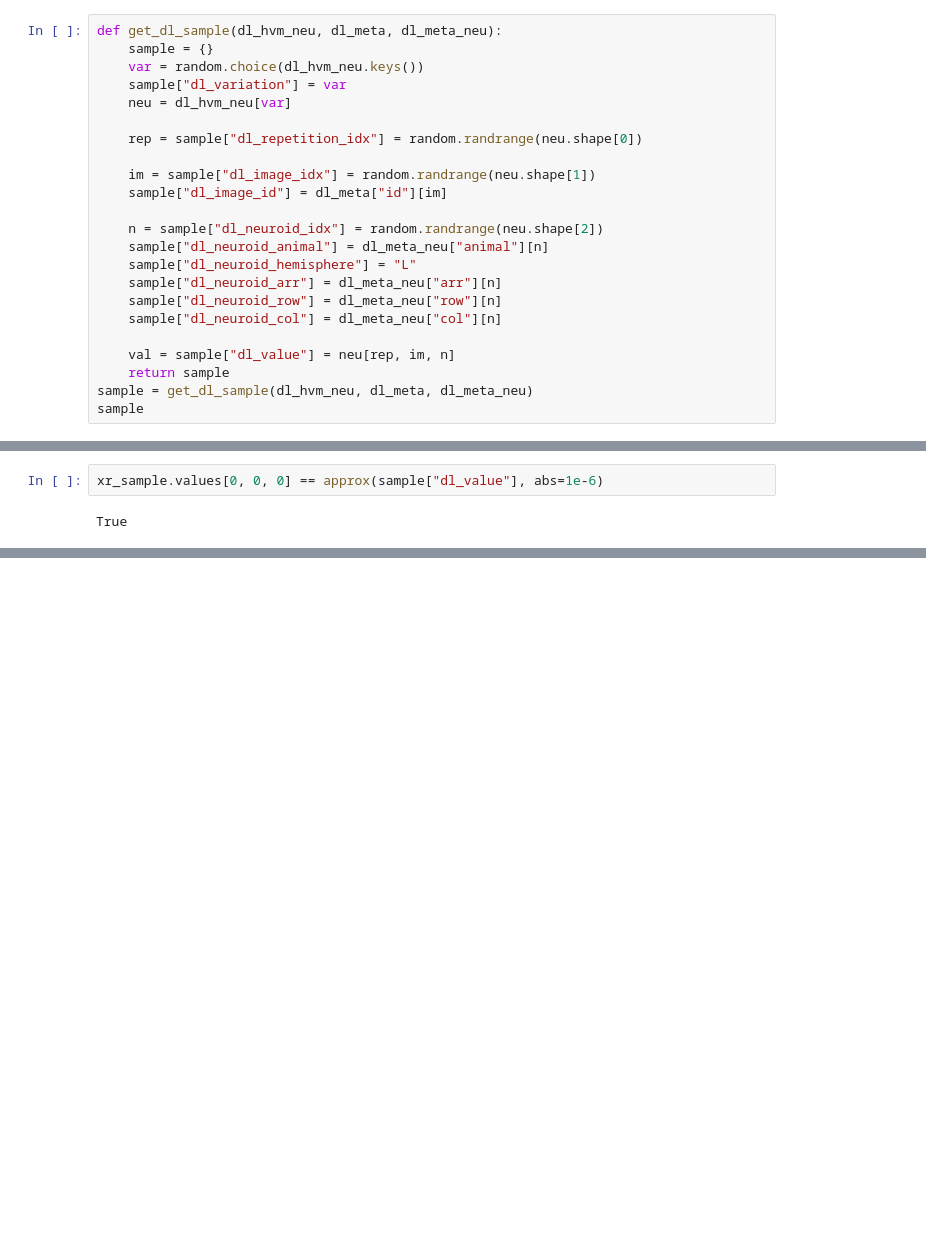
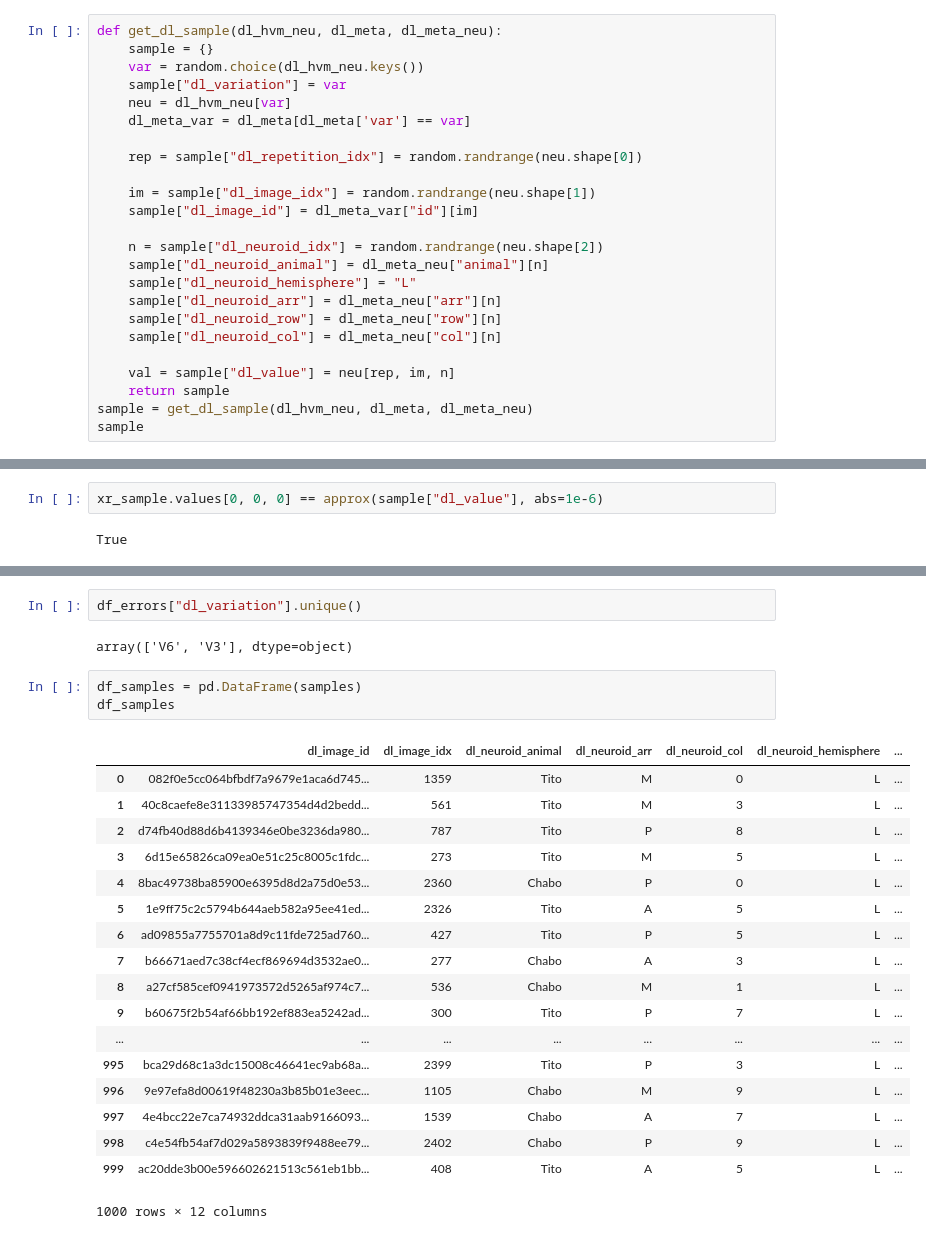
Before and after one commit to brain-score/brainio_contrib, a Jupyter notebook: notebooks/2018-04-25_dldata_mkgu_comparison.ipynb, the cells around one changed output, grey strips where cells are left out. Drawn from its saved outputs; the diff is of its cells as text; blank space fills up the shorter version.

```diff
--- a/notebooks/2018-04-25_dldata_mkgu_comparison.ipynb
+++ b/notebooks/2018-04-25_dldata_mkgu_comparison.ipynb
@@ -76,11 +88,12 @@ def get_dl_sample(dl_hvm_neu, dl_meta, dl_meta_neu):
     var = random.choice(dl_hvm_neu.keys())
     sample["dl_variation"] = var
     neu = dl_hvm_neu[var]
+    dl_meta_var = dl_meta[dl_meta['var'] == var]
 
     rep = sample["dl_repetition_idx"] = random.randrange(neu.shape[0])
 
     im = sample["dl_image_idx"] = random.randrange(neu.shape[1])
-    sample["dl_image_id"] = dl_meta["id"][im]
+    sample["dl_image_id"] = dl_meta_var["id"][im]
 
     n = sample["dl_neuroid_idx"] = random.randrange(neu.shape[2])
     sample["dl_neuroid_animal"] = dl_meta_neu["animal"][n]
@@ -161,0 +321,26 @@ for i in range(1000):
+# %%
+df_errors["dl_variation"].unique()
+# %% [output]
+array(['V6', 'V3'], dtype=object)
+# %%
+df_samples = pd.DataFrame(samples)
+df_samples
+# %% [output]
+|  | dl_image_id | dl_image_idx | dl_neuroid_animal | dl_neuroid_arr | dl_neuroid_col | dl_neuroid_hemisphere | ... |
+| 0 | 082f0e5cc064bfbdf7a9679e1aca6d745... | 1359 | Tito | M | 0 | L | ... |
+| 1 | 40c8caefe8e31133985747354d4d2bedd... | 561 | Tito | M | 3 | L | ... |
+| 2 | d74fb40d88d6b4139346e0be3236da980... | 787 | Tito | P | 8 | L | ... |
+| 3 | 6d15e65826ca09ea0e51c25c8005c1fdc... | 273 | Tito | M | 5 | L | ... |
+| 4 | 8bac49738ba85900e6395d8d2a75d0e53... | 2360 | Chabo | P | 0 | L | ... |
+| 5 | 1e9ff75c2c5794b644aeb582a95ee41ed... | 2326 | Tito | A | 5 | L | ... |
+| 6 | ad09855a7755701a8d9c11fde725ad760... | 427 | Tito | P | 5 | L | ... |
+| 7 | b66671aed7c38cf4ecf869694d3532ae0... | 277 | Chabo | A | 3 | L | ... |
+| 8 | a27cf585cef0941973572d5265af974c7... | 536 | Chabo | M | 1 | L | ... |
+| 9 | b60675f2b54af66bb192ef883ea5242ad... | 300 | Tito | P | 7 | L | ... |
+| ... | ... | ... | ... | ... | ... | ... | ... |
+| 995 | bca29d68c1a3dc15008c46641ec9ab68a... | 2399 | Tito | P | 3 | L | ... |
+| 996 | 9e97efa8d00619f48230a3b85b01e3eec... | 1105 | Chabo | M | 9 | L | ... |
+| 997 | 4e4bcc22e7ca74932ddca31aab9166093... | 1539 | Chabo | A | 7 | L | ... |
+| 998 | c4e54fb54af7d029a5893839f9488ee79... | 2402 | Chabo | P | 9 | L | ... |
+| 999 | ac20dde3b00e596602621513c561eb1bb... | 408 | Tito | A | 5 | L | ... |
+1000 rows × 12 columns
```
Also changed, not shown: parts of 13 cells of this notebook.
